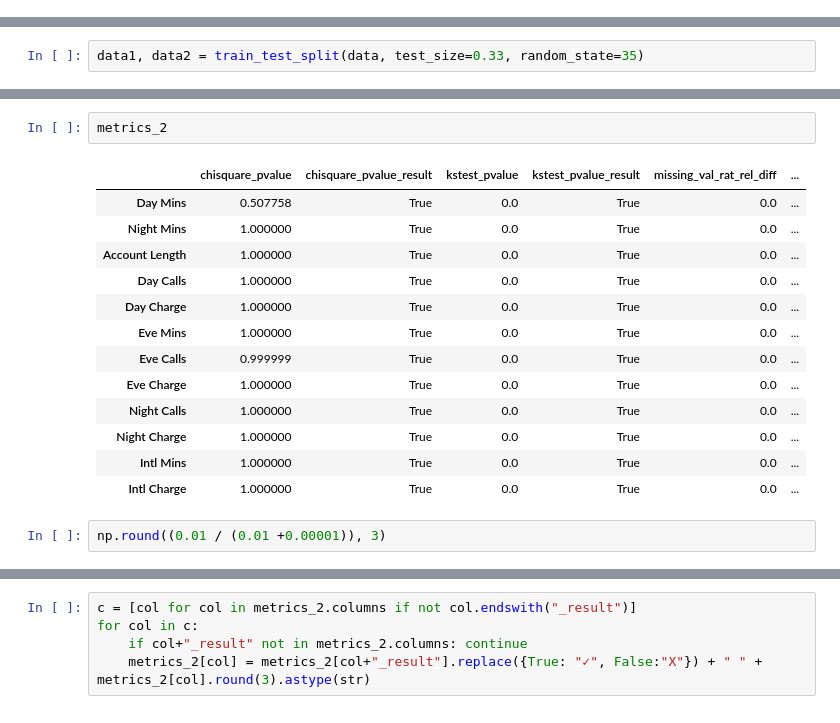
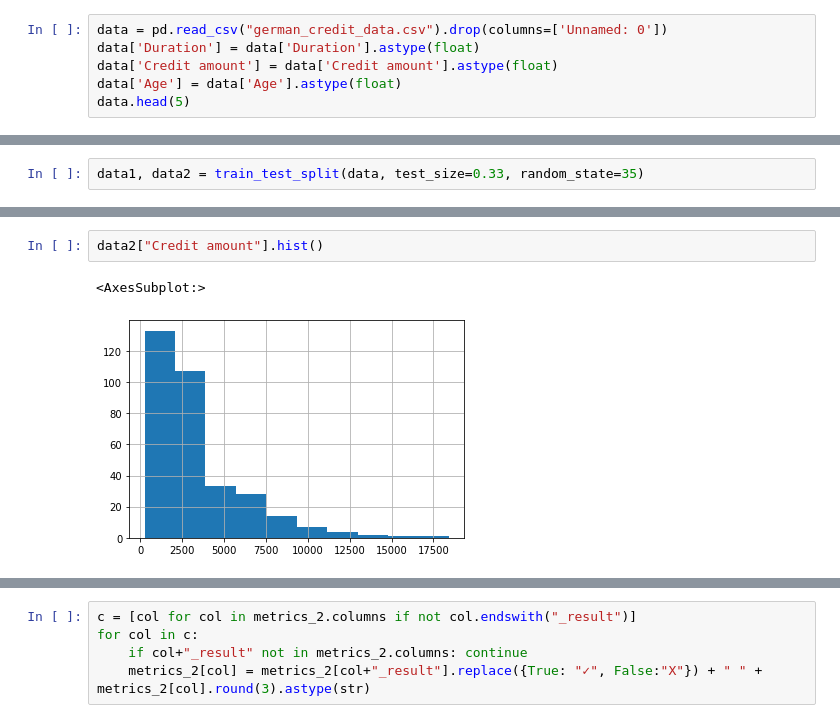
Before and after one commit to erdemsirel/sklearn_data_validation, a Jupyter notebook: sklearn_data_validation/test.ipynb, the cells around one changed output, grey strips where cells are left out. Cells and saved outputs as stored; diff of their text form.

```diff
--- a/sklearn_data_validation/test.ipynb
+++ b/sklearn_data_validation/test.ipynb
@@ -29,0 +24,6 @@ data.head(1)
+# %%
+data = pd.read_csv("german_credit_data.csv").drop(columns=['Unnamed: 0'])
+data['Duration'] = data['Duration'].astype(float)
+data['Credit amount'] = data['Credit amount'].astype(float)
+data['Age'] = data['Age'].astype(float)
+data.head(5)
@@ -130,21 +66,8 @@ Name: Night Mins, dtype: float64
-# %%
-metrics_2
-# %% [output]
-|  | chisquare_pvalue | chisquare_pvalue_result | kstest_pvalue | kstest_pvalue_result | missing_val_rat_rel_diff | ... |
-| Day Mins | 0.507758 | True | 0.0 | True | 0.0 | ... |
-| Night Mins | 1.000000 | True | 0.0 | True | 0.0 | ... |
-| Account Length | 1.000000 | True | 0.0 | True | 0.0 | ... |
-| Day Calls | 1.000000 | True | 0.0 | True | 0.0 | ... |
-| Day Charge | 1.000000 | True | 0.0 | True | 0.0 | ... |
-| Eve Mins | 1.000000 | True | 0.0 | True | 0.0 | ... |
-| Eve Calls | 0.999999 | True | 0.0 | True | 0.0 | ... |
-| Eve Charge | 1.000000 | True | 0.0 | True | 0.0 | ... |
-| Night Calls | 1.000000 | True | 0.0 | True | 0.0 | ... |
-| Night Charge | 1.000000 | True | 0.0 | True | 0.0 | ... |
-| Intl Mins | 1.000000 | True | 0.0 | True | 0.0 | ... |
-| Intl Charge | 1.000000 | True | 0.0 | True | 0.0 | ... |
-# %%
-np.round((0.01 / (0.01 +0.00001)), 3)
+# %%
+data2["Credit amount"].hist()
+# %% [output]
+<AxesSubplot:>
+[figure, added]
 # %%
 a = metrics_2[[col for col in metrics_2.columns if not col.endswith("_result")]].round(3)
 logger.info("\n"+a.to_markdown(), extra=a.to_dict())
```
Also changed, not shown: parts of 7 cells of this notebook, 6 other files.
